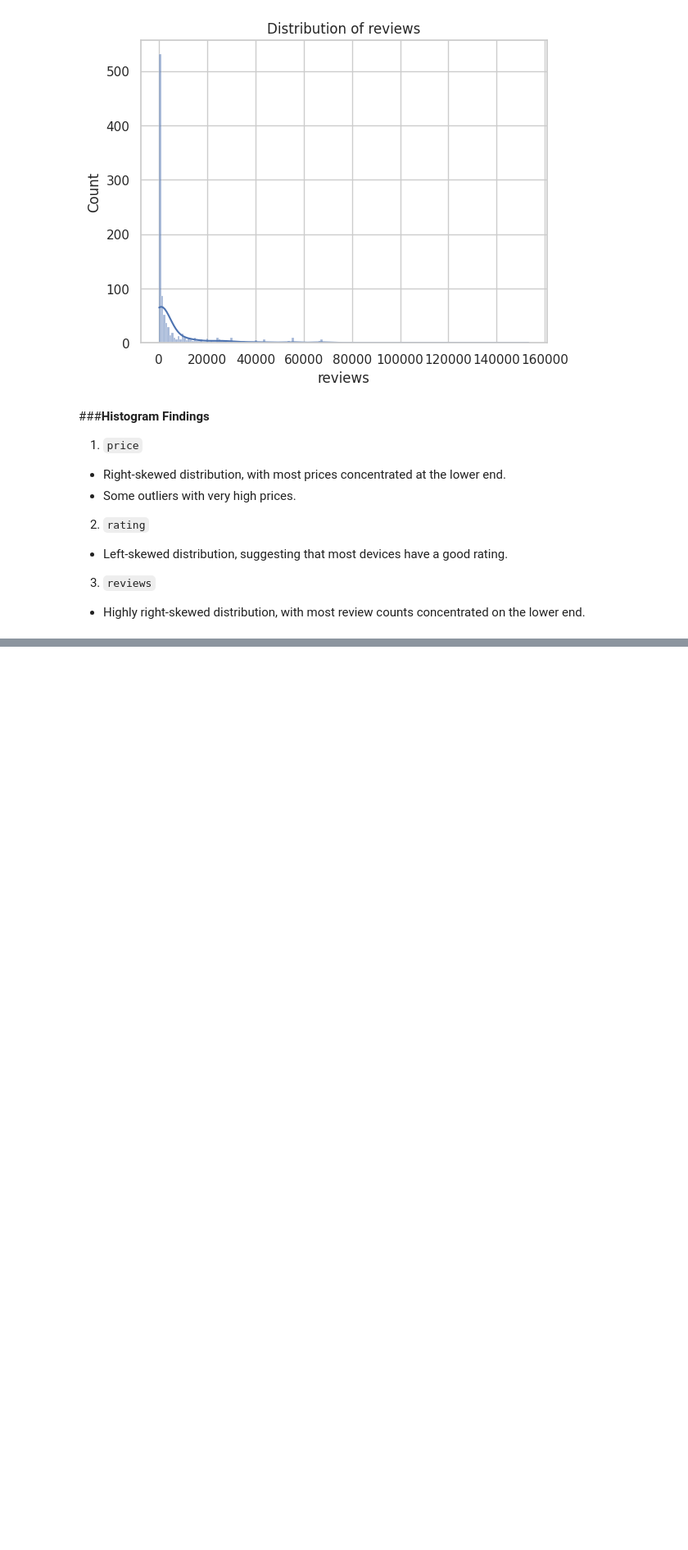
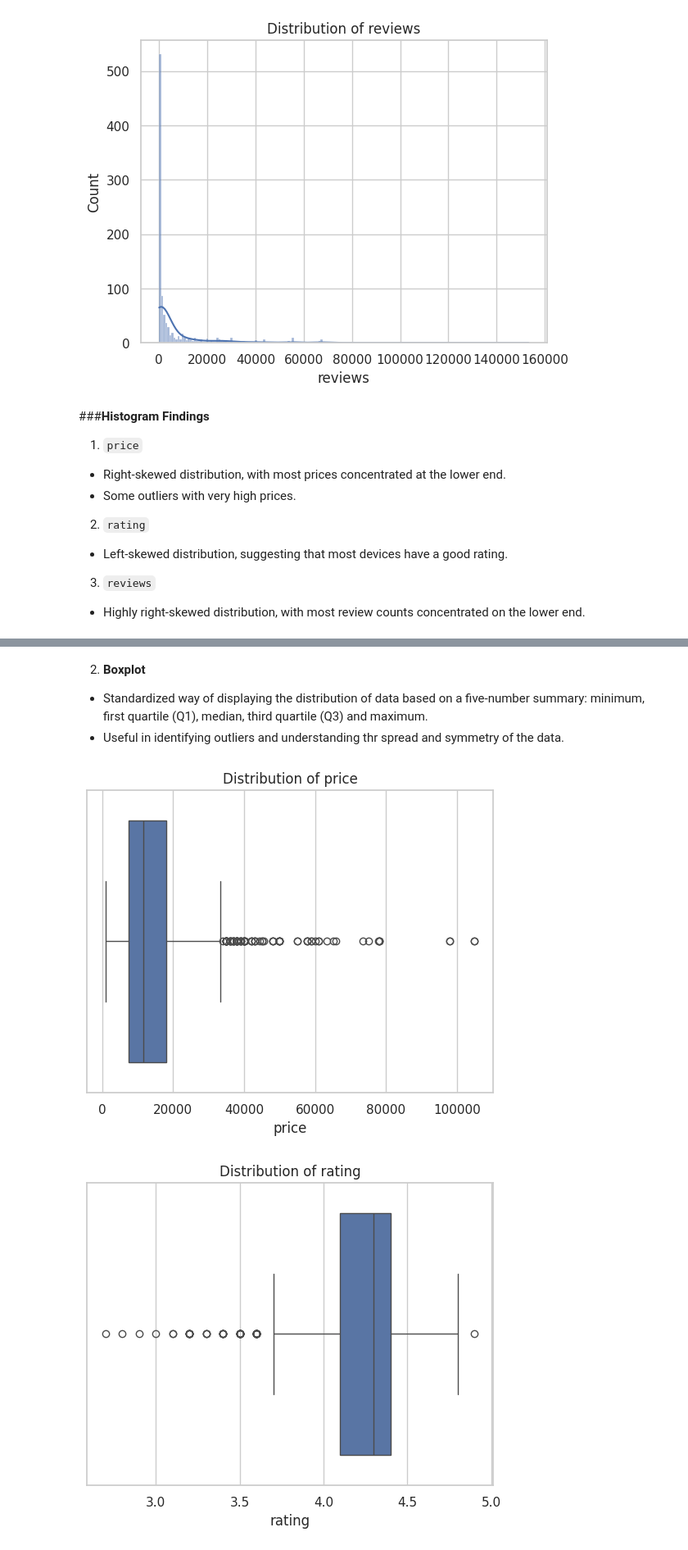
Before and after one commit to StacyChebet/Android-Devices, a Jupyter notebook: AndroidDevices_EDA_Practice.ipynb, the cells around one changed output, grey strips where cells are left out. Shown at 82% size. Drawn from its saved outputs; the diff is of its cells as text; code cells hidden in the pictures; blank space fills up the shorter version.

```diff
--- a/AndroidDevices_EDA_Practice.ipynb
+++ b/AndroidDevices_EDA_Practice.ipynb
@@ -254,0 +268,7 @@ for var in numerical_vars:
+# %%
+#Dropping unnecessary columns
+columns_to_drop = ['name', 'warranty']
+df.drop(columns=columns_to_drop, inplace=True)
+
+#Display the first few rows to confirm changes
+df.head()
@@ -254,0 +282,13 @@ for var in numerical_vars:
+# %% [markdown]
+2. **Boxplot**
+- Standardized way of displaying the distribution of data based on a five-number summary: minimum, first quartile (Q1), median, third quartile (Q3) and maximum.
+- Useful in identifying outliers and understanding thr spread and symmetry of the data.
+# %%
+#Univariate analysis of numerical variables using a boxplot
+for var in numerical_vars:
+  sns.boxplot(x=df[var].dropna())
+  plt.title(f'Distribution of {var}')
+  plt.show()
+# %% [output]
+[figure, added]
+[figure, added]
```
Also changed, not shown: parts of 10 cells of this notebook.
